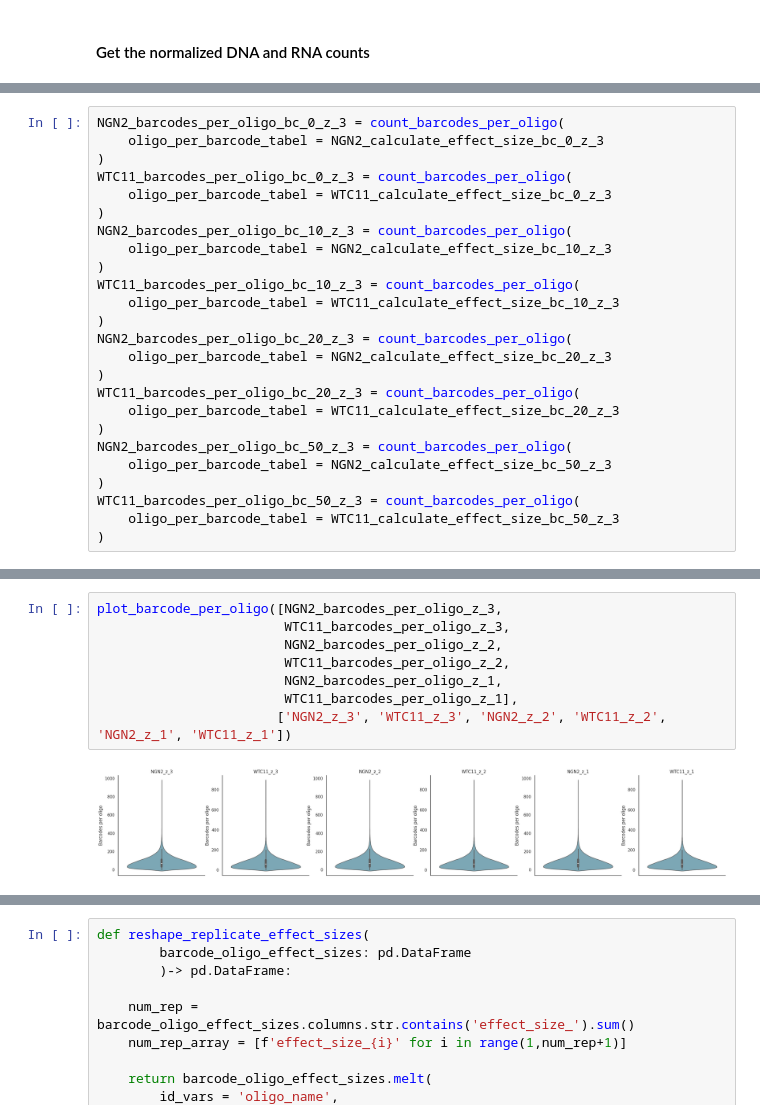
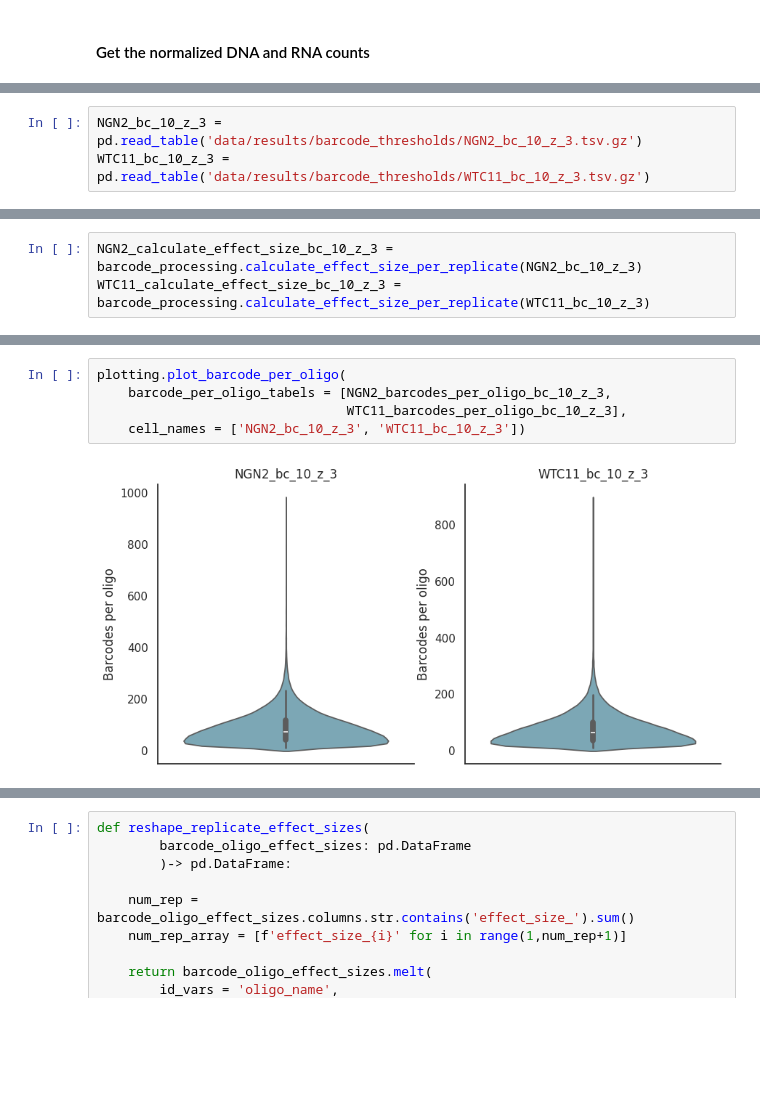
Before and after one commit to AdrianGraumnitz/mpra-variant-element-analysis, a Jupyter notebook: element_barcode_filtering.ipynb, the cells around one changed output, grey strips where cells are left out. Cells and saved outputs as stored; diff of their text form; blank space fills up the shorter version.

Commit message:
Refactor notebook to use reusable barcode counting and plotting functions

```diff
--- a/element_barcode_filtering.ipynb
+++ b/element_barcode_filtering.ipynb
@@ -356,0 +97,3 @@ def count_barcodes_per_oligo(
+# %%
+NGN2_bc_10_z_3 = pd.read_table('data/results/barcode_thresholds/NGN2_bc_10_z_3.tsv.gz')
+WTC11_bc_10_z_3 = pd.read_table('data/results/barcode_thresholds/WTC11_bc_10_z_3.tsv.gz')
@@ -357 +102,4 @@ def count_barcodes_per_oligo(
+# %%
+NGN2_calculate_effect_size_bc_10_z_3 = barcode_processing.calculate_effect_size_per_replicate(NGN2_bc_10_z_3)
+WTC11_calculate_effect_size_bc_10_z_3 = barcode_processing.calculate_effect_size_per_replicate(WTC11_bc_10_z_3)
 # %%
@@ -376,25 +111,0 @@ WTC11_barcodes_per_oligo_z_1 = count_barcodes_per_oligo(
-# %%
-NGN2_barcodes_per_oligo_bc_0_z_3 = count_barcodes_per_oligo(
-    oligo_per_barcode_tabel = NGN2_calculate_effect_size_bc_0_z_3
-)
-WTC11_barcodes_per_oligo_bc_0_z_3 = count_barcodes_per_oligo(
-    oligo_per_barcode_tabel = WTC11_calculate_effect_size_bc_0_z_3
-)
-NGN2_barcodes_per_oligo_bc_10_z_3 = count_barcodes_per_oligo(
-    oligo_per_barcode_tabel = NGN2_calculate_effect_size_bc_10_z_3
-)
-WTC11_barcodes_per_oligo_bc_10_z_3 = count_barcodes_per_oligo(
-    oligo_per_barcode_tabel = WTC11_calculate_effect_size_bc_10_z_3
-)
-NGN2_barcodes_per_oligo_bc_20_z_3 = count_barcodes_per_oligo(
-    oligo_per_barcode_tabel = NGN2_calculate_effect_size_bc_20_z_3
-)
-WTC11_barcodes_per_oligo_bc_20_z_3 = count_barcodes_per_oligo(
-    oligo_per_barcode_tabel = WTC11_calculate_effect_size_bc_20_z_3
-)
-NGN2_barcodes_per_oligo_bc_50_z_3 = count_barcodes_per_oligo(
-    oligo_per_barcode_tabel = NGN2_calculate_effect_size_bc_50_z_3
-)
-WTC11_barcodes_per_oligo_bc_50_z_3 = count_barcodes_per_oligo(
-    oligo_per_barcode_tabel = WTC11_calculate_effect_size_bc_50_z_3
-)
@@ -497,10 +112,7 @@ def plot_barcode_per_oligo(
 # %%
-plot_barcode_per_oligo([NGN2_barcodes_per_oligo_z_3,
-                        WTC11_barcodes_per_oligo_z_3,
-                        NGN2_barcodes_per_oligo_z_2,
-                        WTC11_barcodes_per_oligo_z_2,
-                        NGN2_barcodes_per_oligo_z_1,
-                        WTC11_barcodes_per_oligo_z_1],
-                       ['NGN2_z_3', 'WTC11_z_3', 'NGN2_z_2', 'WTC11_z_2', 'NGN2_z_1', 'WTC11_z_1'])
+plotting.plot_barcode_per_oligo(
+    barcode_per_oligo_tabels = [NGN2_barcodes_per_oligo_bc_10_z_3,
+                                WTC11_barcodes_per_oligo_bc_10_z_3],
+    cell_names = ['NGN2_bc_10_z_3', 'WTC11_bc_10_z_3'])
 # %% [output]
-[figure, old version]
+[figure, new version]
```
Also changed, not shown: parts of 39 cells of this notebook, 2 other files.
